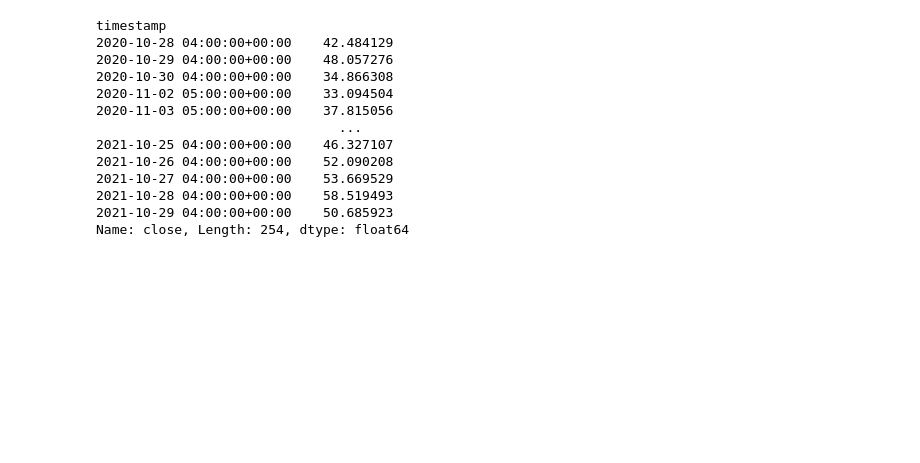
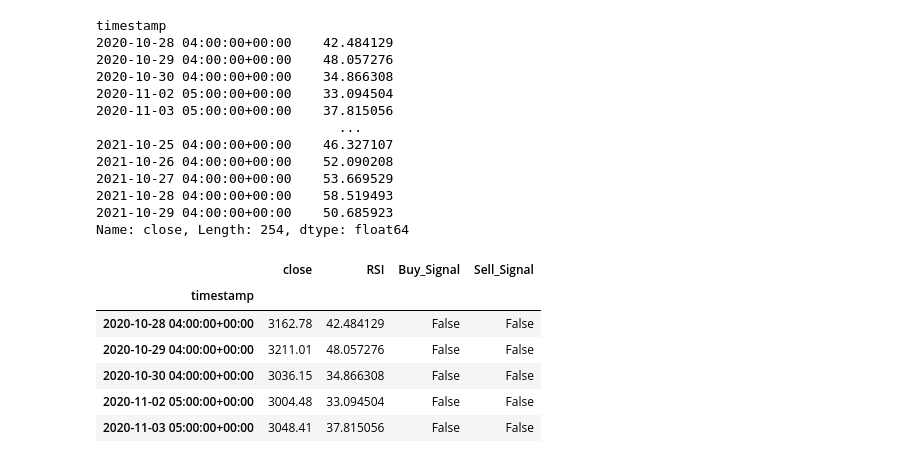
Before and after one commit to tcrevelle/Trading-Dashboard, a Jupyter notebook: rsi_function.ipynb, the cells around one changed output. Cells and saved outputs as stored; diff of their text form; code cells hidden in the pictures; blank space fills up the shorter version.

```diff
--- a/rsi_function.ipynb
+++ b/rsi_function.ipynb
@@ -95,0 +102,13 @@ Name: close, Length: 254, dtype: float64
+# %%
+df['Buy_Signal'] = np.where(df.RSI < 30, True, False)
+df['Sell_Signal'] = np.where(df.RSI > 70, True, False)
+df.dropna(inplace=True)
+df.head()
+# %% [output]
+|  | close | RSI | Buy_Signal | Sell_Signal |
+| timestamp |  |  |  |  |
+| 2020-10-28 04:00:00+00:00 | 3162.78 | 42.484129 | False | False |
+| 2020-10-29 04:00:00+00:00 | 3211.01 | 48.057276 | False | False |
+| 2020-10-30 04:00:00+00:00 | 3036.15 | 34.866308 | False | False |
+| 2020-11-02 05:00:00+00:00 | 3004.48 | 33.094504 | False | False |
+| 2020-11-03 05:00:00+00:00 | 3048.41 | 37.815056 | False | False |
```
Also changed, not shown: parts of 7 cells of this notebook.
